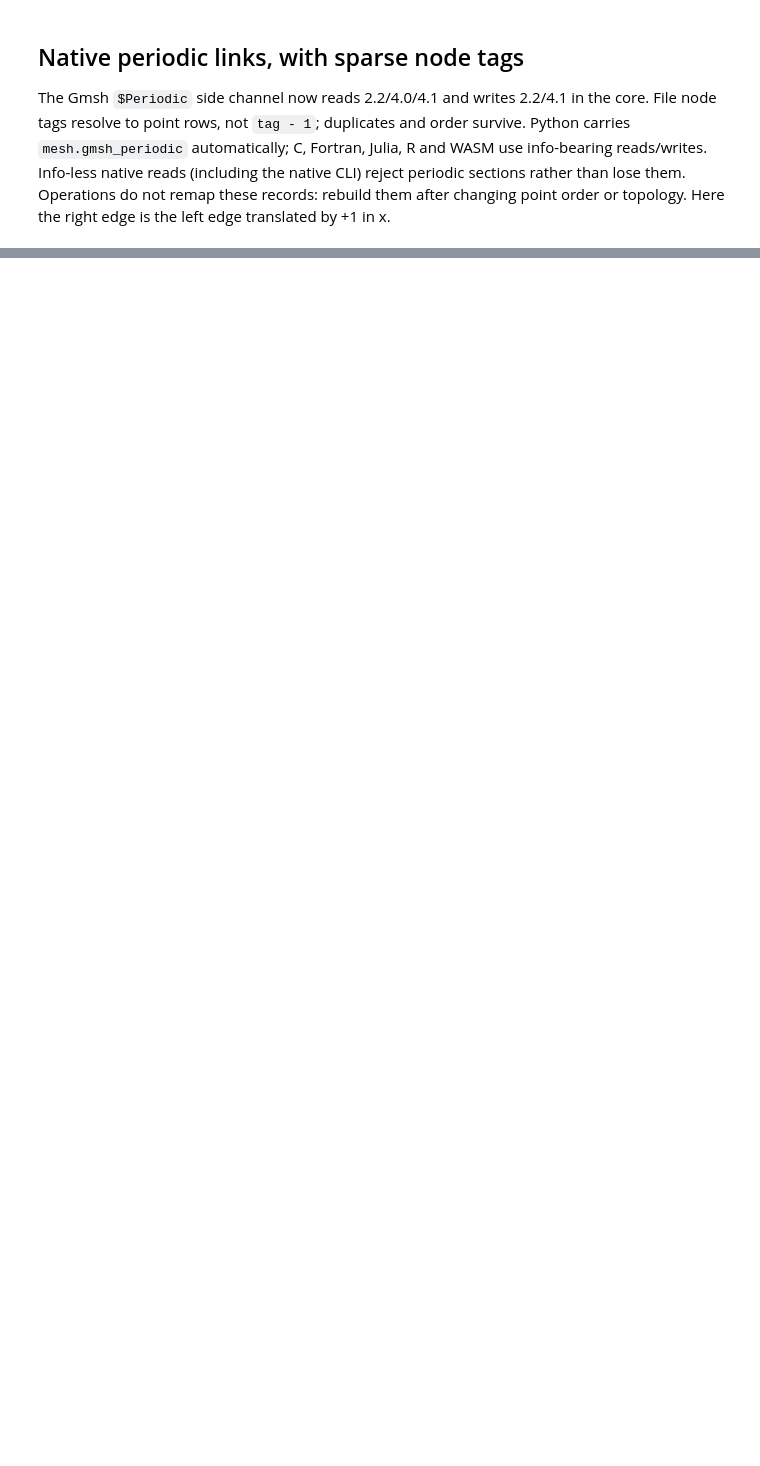
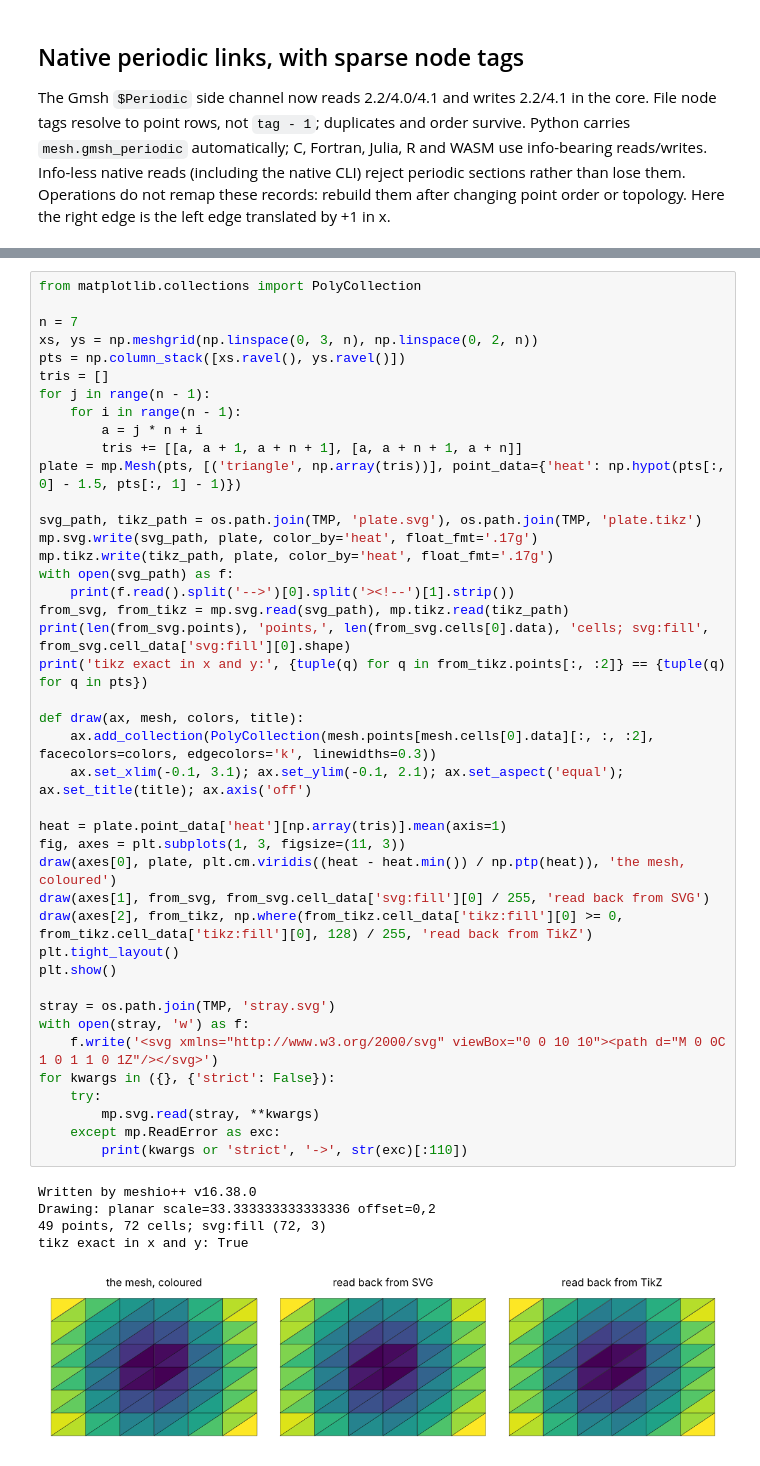
Before and after one commit to loumalouomega/meshioplusplus, a Jupyter notebook: example/python/24_format_parity.ipynb, the cells around one changed output, grey strips where cells are left out. Drawn from its saved outputs; the diff is of its cells as text; blank space fills up the shorter version.

```diff
--- a/example/python/24_format_parity.ipynb
+++ b/example/python/24_format_parity.ipynb
@@ -444,0 +446,48 @@ Native 4.1 binary round trip: [[0, 1], [2, 3], [0, 1]] (slave, master rows)
+# %%
+from matplotlib.collections import PolyCollection
+
+n = 7
+xs, ys = np.meshgrid(np.linspace(0, 3, n), np.linspace(0, 2, n))
+pts = np.column_stack([xs.ravel(), ys.ravel()])
+tris = []
+for j in range(n - 1):
+    for i in range(n - 1):
+        a = j * n + i
+        tris += [[a, a + 1, a + n + 1], [a, a + n + 1, a + n]]
+plate = mp.Mesh(pts, [('triangle', np.array(tris))], point_data={'heat': np.hypot(pts[:, 0] - 1.5, pts[:, 1] - 1)})
+
+svg_path, tikz_path = os.path.join(TMP, 'plate.svg'), os.path.join(TMP, 'plate.tikz')
+mp.svg.write(svg_path, plate, color_by='heat', float_fmt='.17g')
+mp.tikz.write(tikz_path, plate, color_by='heat', float_fmt='.17g')
+with open(svg_path) as f:
+    print(f.read().split('-->')[0].split('><!--')[1].strip())
+from_svg, from_tikz = mp.svg.read(svg_path), mp.tikz.read(tikz_path)
+print(len(from_svg.points), 'points,', len(from_svg.cells[0].data), 'cells; svg:fill', from_svg.cell_data['svg:fill'][0].shape)
+print('tikz exact in x and y:', {tuple(q) for q in from_tikz.points[:, :2]} == {tuple(q) for q in pts})
+
+def draw(ax, mesh, colors, title):
+    ax.add_collection(PolyCollection(mesh.points[mesh.cells[0].data][:, :, :2], facecolors=colors, edgecolors='k', linewidths=0.3))
+    ax.set_xlim(-0.1, 3.1); ax.set_ylim(-0.1, 2.1); ax.set_aspect('equal'); ax.set_title(title); ax.axis('off')
+
+heat = plate.point_data['heat'][np.array(tris)].mean(axis=1)
+fig, axes = plt.subplots(1, 3, figsize=(11, 3))
+draw(axes[0], plate, plt.cm.viridis((heat - heat.min()) / np.ptp(heat)), 'the mesh, coloured')
+draw(axes[1], from_svg, from_svg.cell_data['svg:fill'][0] / 255, 'read back from SVG')
+draw(axes[2], from_tikz, np.where(from_tikz.cell_data['tikz:fill'][0] >= 0, from_tikz.cell_data['tikz:fill'][0], 128) / 255, 'read back from TikZ')
+plt.tight_layout()
+plt.show()
+
+stray = os.path.join(TMP, 'stray.svg')
+with open(stray, 'w') as f:
+    f.write('<svg xmlns="http://www.w3.org/2000/svg" viewBox="0 0 10 10"><path d="M 0 0C 1 0 1 1 0 1Z"/></svg>')
+for kwargs in ({}, {'strict': False}):
+    try:
+        mp.svg.read(stray, **kwargs)
+    except mp.ReadError as exc:
+        print(kwargs or 'strict', '->', str(exc)[:110])
+# %% [output]
+Written by meshio++ v16.38.0
+Drawing: planar scale=33.333333333333336 offset=0,2
+49 points, 72 cells; svg:fill (72, 3)
+tikz exact in x and y: True
+[figure, added]
```
Also changed, not shown: parts of 10 cells of this notebook, 26 other files.
